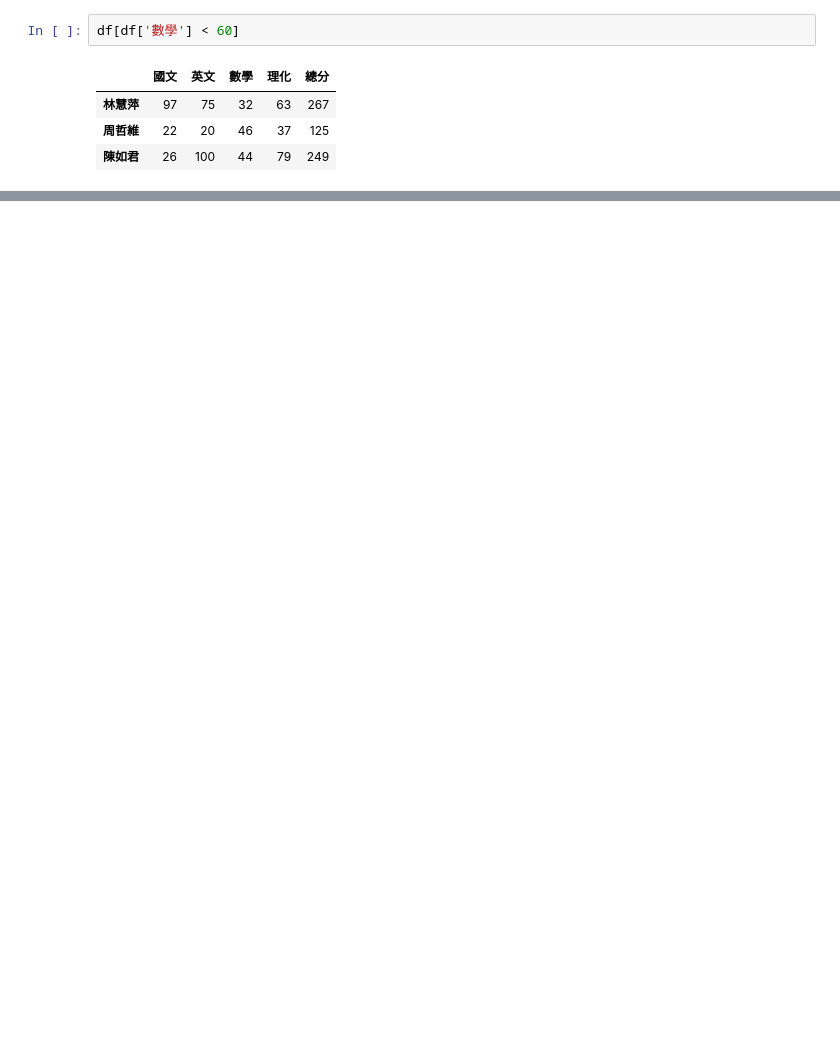
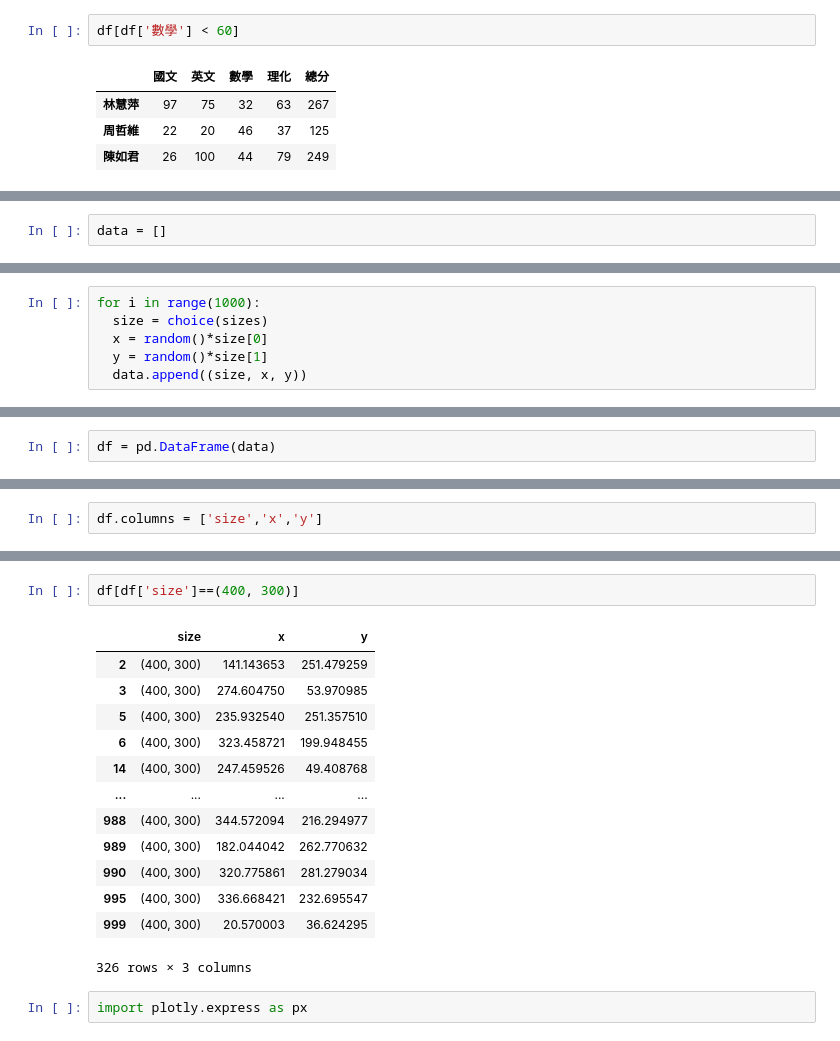
Before and after one commit to vcdemy/20230613, a Jupyter notebook: 20230725筆記.ipynb, the cells around one changed output, grey strips where cells are left out. Saved outputs shown, nothing was run; the diff lists cells and outputs as text; blank space fills up the shorter version.

```diff
--- a/20230725筆記.ipynb
+++ b/20230725筆記.ipynb
@@ -419,0 +558,2 @@ df[df['數學'] < 60]
+# %%
+data = []
@@ -419,0 +566,6 @@ df[df['數學'] < 60]
+# %%
+for i in range(1000):
+  size = choice(sizes)
+  x = random()*size[0]
+  y = random()*size[1]
+  data.append((size, x, y))
@@ -419,0 +592,2 @@ df[df['數學'] < 60]
+# %%
+df = pd.DataFrame(data)
@@ -419,0 +603,2 @@ df[df['數學'] < 60]
+# %%
+df.columns = ['size','x','y']
@@ -419,0 +629,18 @@ df[df['數學'] < 60]
+# %%
+df[df['size']==(400, 300)]
+# %% [output]
+|  | size | x | y |
+| 2 | (400, 300) | 141.143653 | 251.479259 |
+| 3 | (400, 300) | 274.604750 | 53.970985 |
+| 5 | (400, 300) | 235.932540 | 251.357510 |
+| 6 | (400, 300) | 323.458721 | 199.948455 |
+| 14 | (400, 300) | 247.459526 | 49.408768 |
+| ... | ... | ... | ... |
+| 988 | (400, 300) | 344.572094 | 216.294977 |
+| 989 | (400, 300) | 182.044042 | 262.770632 |
+| 990 | (400, 300) | 320.775861 | 281.279034 |
+| 995 | (400, 300) | 336.668421 | 232.695547 |
+| 999 | (400, 300) | 20.570003 | 36.624295 |
+326 rows × 3 columns
+# %%
+import plotly.express as px
```
Also changed, not shown: parts of 31 cells of this notebook.
